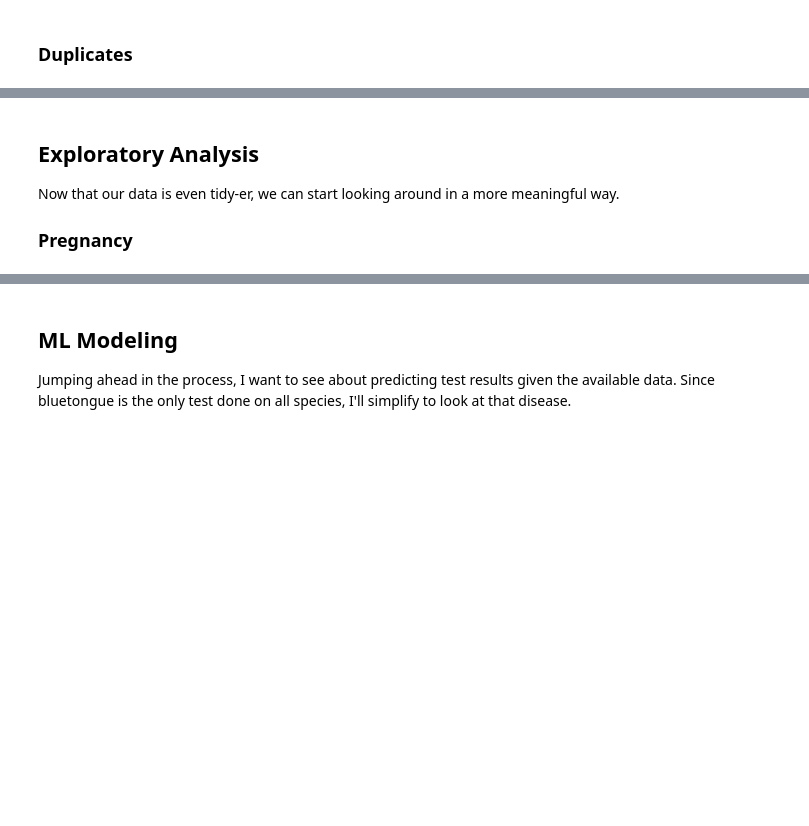
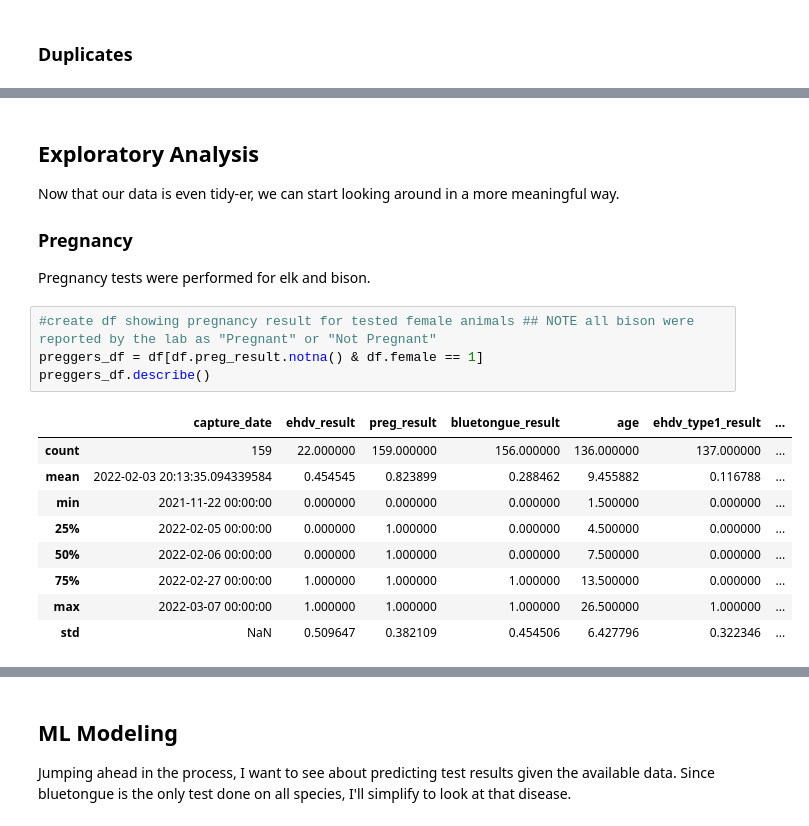
Before and after one commit to epistemetrica/utah_dwr_python, a Jupyter notebook: wildlife_disease.ipynb, the cells around one changed output, grey strips where cells are left out. Cells and saved outputs as stored; diff of their text form; blank space fills up the shorter version.

```diff
--- a/wildlife_disease.ipynb
+++ b/wildlife_disease.ipynb
@@ -321,3 +326,19 @@ df[df.duplicated(subset='sample_id', keep=False) == True]
 Now that our data is even tidy-er, we can start looking around in a more meaningful way.
 
 ### Pregnancy
+
+Pregnancy tests were performed for elk and bison.
+# %%
+#create df showing pregnancy result for tested female animals ## NOTE all bison were reported by the lab as "Pregnant" or "Not Pregnant"
+preggers_df = df[df.preg_result.notna() & df.female == 1]
+preggers_df.describe()
+# %% [output]
+|  | capture_date | ehdv_result | preg_result | bluetongue_result | age | ehdv_type1_result | ... |
+| count | 159 | 22.000000 | 159.000000 | 156.000000 | 136.000000 | 137.000000 | ... |
+| mean | 2022-02-03 20:13:35.094339584 | 0.454545 | 0.823899 | 0.288462 | 9.455882 | 0.116788 | ... |
+| min | 2021-11-22 00:00:00 | 0.000000 | 0.000000 | 0.000000 | 1.500000 | 0.000000 | ... |
+| 25% | 2022-02-05 00:00:00 | 0.000000 | 1.000000 | 0.000000 | 4.500000 | 0.000000 | ... |
+| 50% | 2022-02-06 00:00:00 | 0.000000 | 1.000000 | 0.000000 | 7.500000 | 0.000000 | ... |
+| 75% | 2022-02-27 00:00:00 | 1.000000 | 1.000000 | 1.000000 | 13.500000 | 0.000000 | ... |
+| max | 2022-03-07 00:00:00 | 1.000000 | 1.000000 | 1.000000 | 26.500000 | 1.000000 | ... |
+| std | NaN | 0.509647 | 0.382109 | 0.454506 | 6.427796 | 0.322346 | ... |
```
Also changed, not shown: parts of 4 cells of this notebook.
